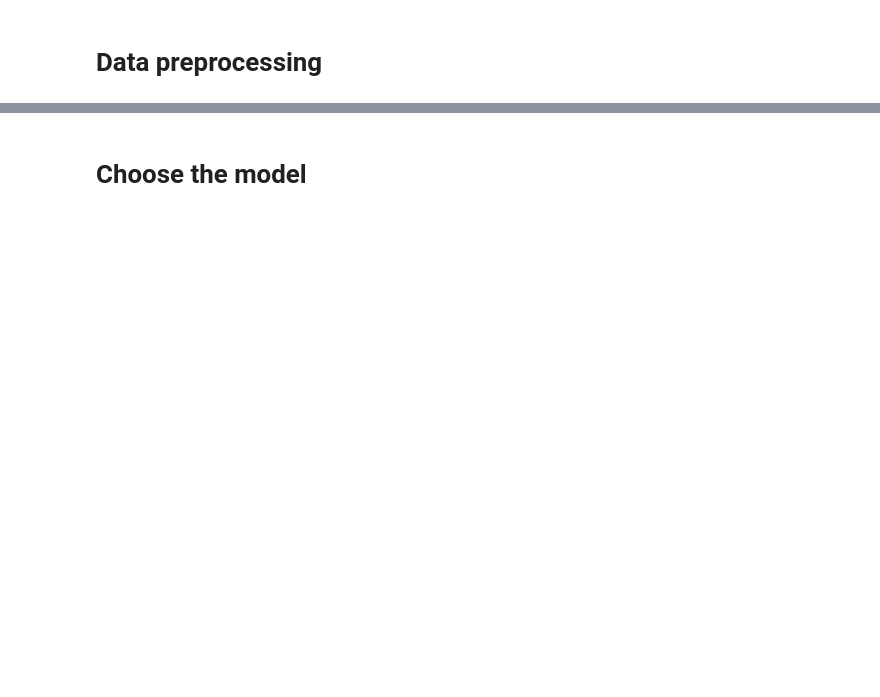
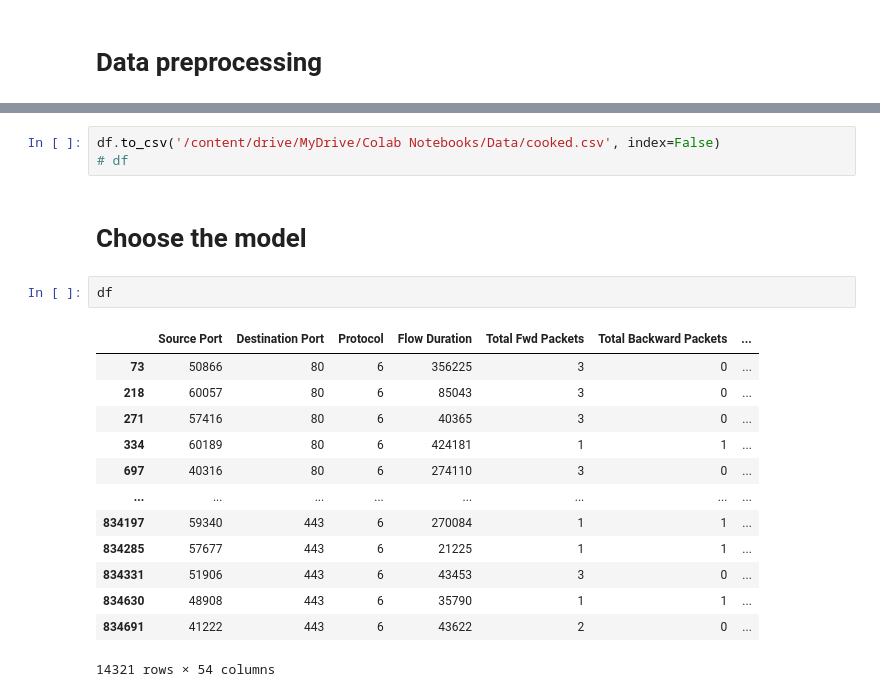
Before and after one commit to QioCas/ML-final-project, a Jupyter notebook: main.ipynb, the cells around one changed output, grey strips where cells are left out. Drawn from its saved outputs; the diff is of its cells as text; blank space fills up the shorter version.

```diff
--- a/main.ipynb
+++ b/main.ipynb
@@ -102,2 +131,21 @@ X_train, y_train = smote.fit_resample(X_train, y_train)
+# %%
+df.to_csv('/content/drive/MyDrive/Colab Notebooks/Data/cooked.csv', index=False)
+# df
 # %% [markdown]
 # Choose the model
+# %%
+df
+# %% [output]
+|  | Source Port | Destination Port | Protocol | Flow Duration | Total Fwd Packets | Total Backward Packets | ... |
+| 73 | 50866 | 80 | 6 | 356225 | 3 | 0 | ... |
+| 218 | 60057 | 80 | 6 | 85043 | 3 | 0 | ... |
+| 271 | 57416 | 80 | 6 | 40365 | 3 | 0 | ... |
+| 334 | 60189 | 80 | 6 | 424181 | 1 | 1 | ... |
+| 697 | 40316 | 80 | 6 | 274110 | 3 | 0 | ... |
+| ... | ... | ... | ... | ... | ... | ... | ... |
+| 834197 | 59340 | 443 | 6 | 270084 | 1 | 1 | ... |
+| 834285 | 57677 | 443 | 6 | 21225 | 1 | 1 | ... |
+| 834331 | 51906 | 443 | 6 | 43453 | 3 | 0 | ... |
+| 834630 | 48908 | 443 | 6 | 35790 | 1 | 1 | ... |
+| 834691 | 41222 | 443 | 6 | 43622 | 2 | 0 | ... |
+14321 rows × 54 columns
```
Also changed, not shown: parts of 5 cells of this notebook.
